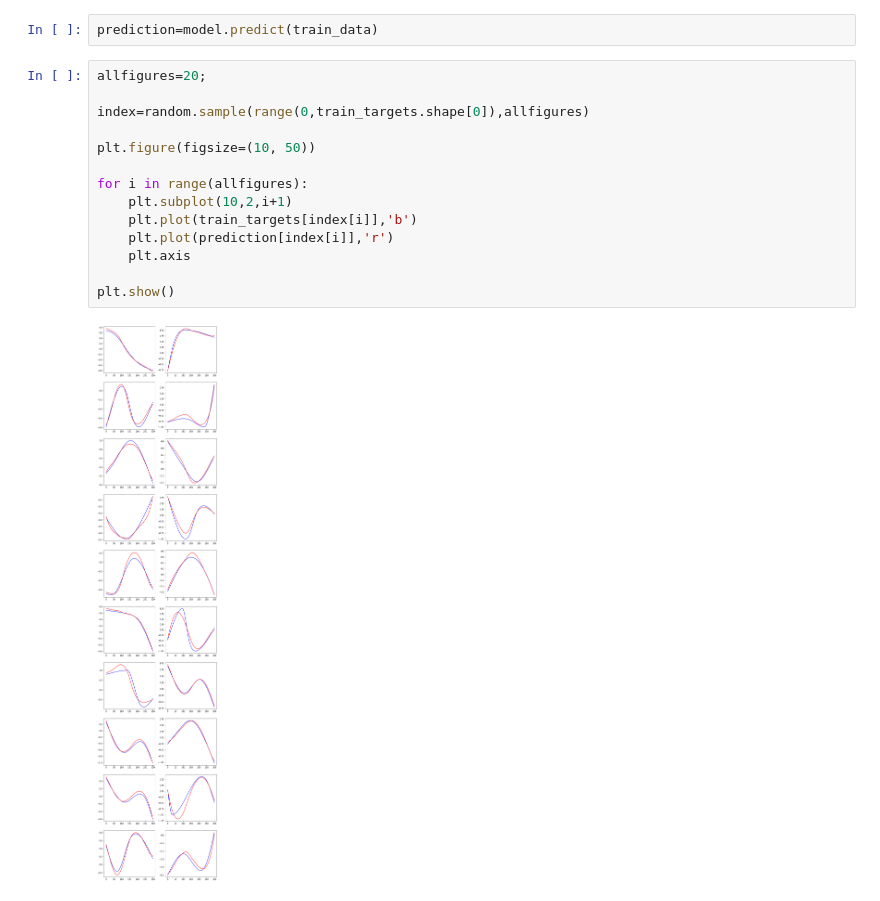
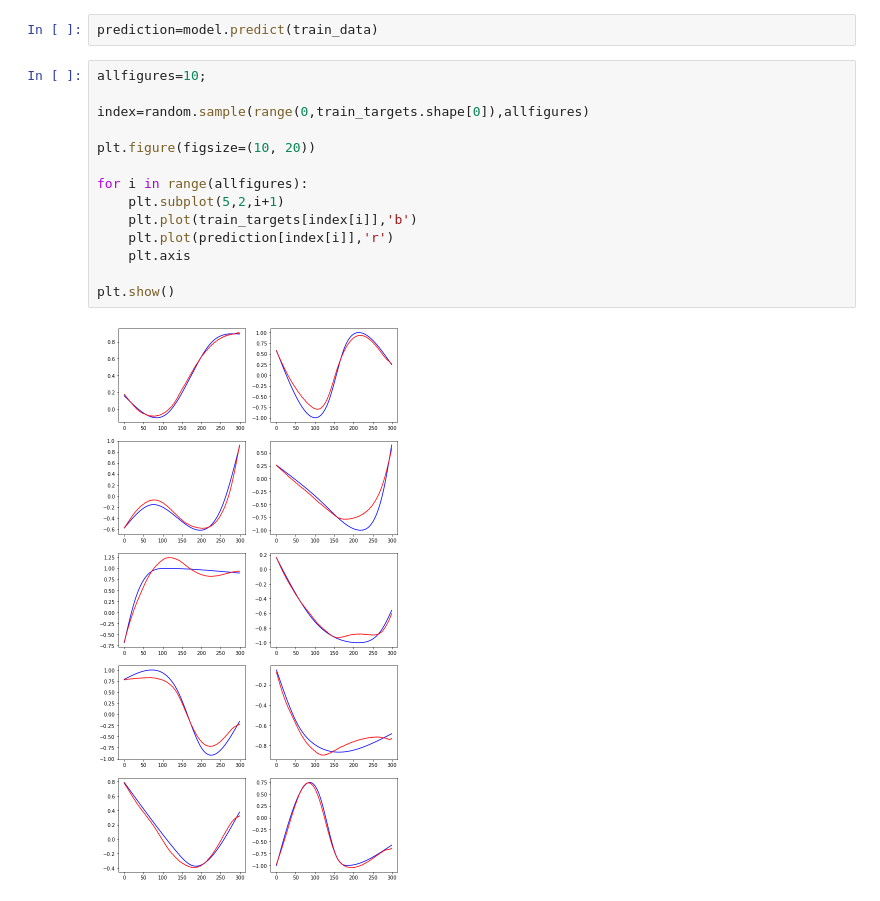
Before and after one commit to CeHao1/train_policy-track, a Jupyter notebook: train_NN/test1.ipynb, the cells around one changed output. Cells and saved outputs as stored; diff of their text form.

```diff
--- a/train_NN/test1.ipynb
+++ b/train_NN/test1.ipynb
@@ -96,18 +96,18 @@ plt.plot(history.history["val_loss"],'r')
 # %%
 prediction=model.predict(train_data)
 # %%
-allfigures=20;
+allfigures=10;
 
 index=random.sample(range(0,train_targets.shape[0]),allfigures)
 
-plt.figure(figsize=(10, 50))
+plt.figure(figsize=(10, 20))
 
 for i in range(allfigures):
-    plt.subplot(10,2,i+1)
+    plt.subplot(5,2,i+1)
     plt.plot(train_targets[index[i]],'b')
     plt.plot(prediction[index[i]],'r')
     plt.axis
 
 plt.show()
 # %% [output]
-[figure, old version]
+[figure, new version]
```
Also changed, not shown: parts of 3 cells of this notebook, 4 other files.
